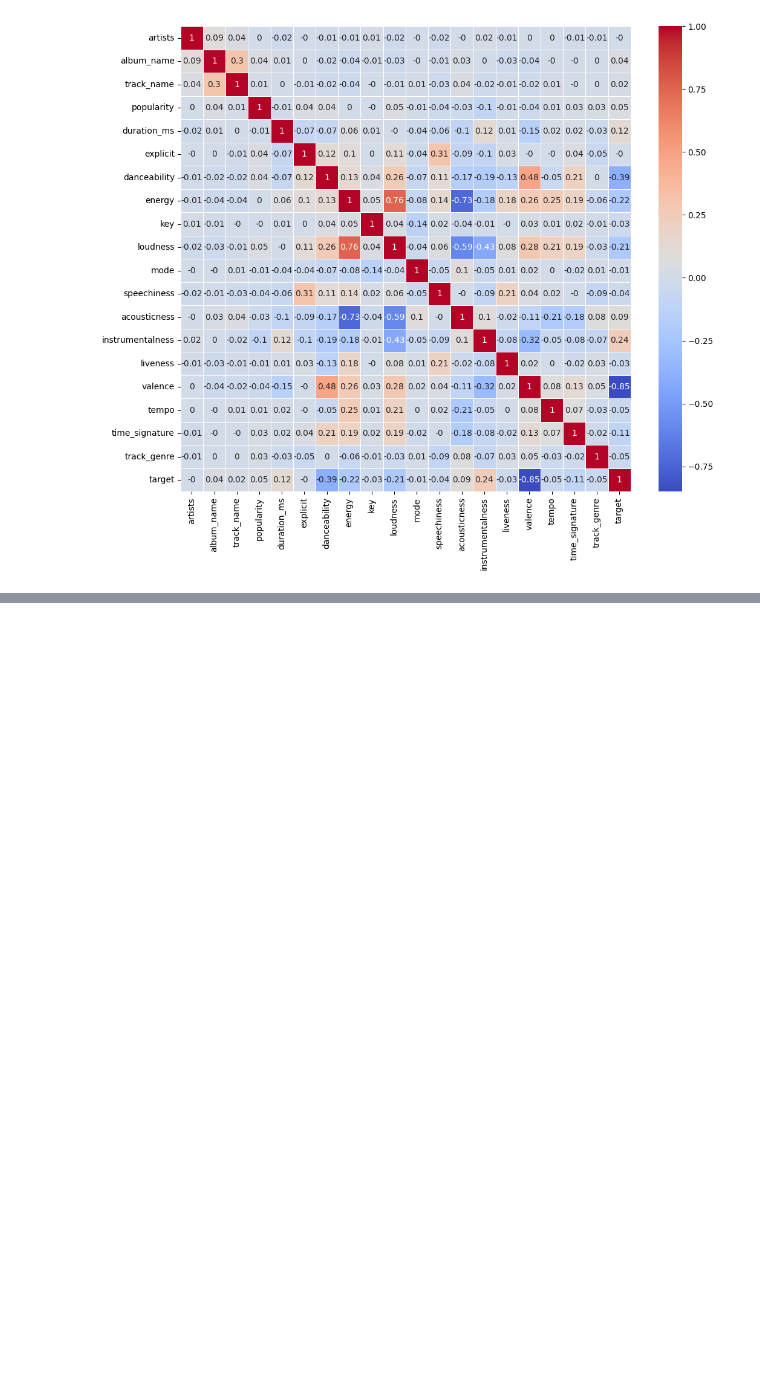
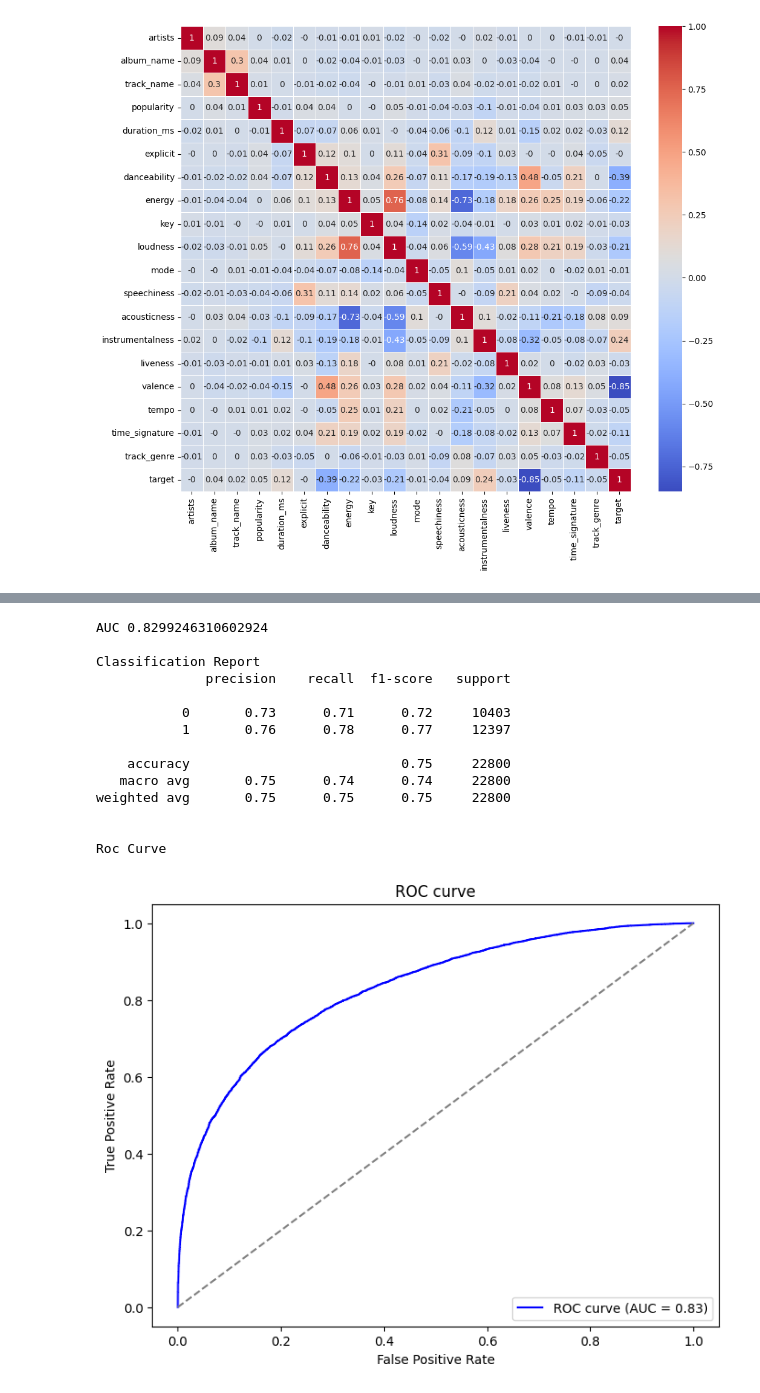
Before and after one commit to CaioLDias/Music_Classifier_Spotify, a Jupyter notebook: Music_Classifier_Spotify.ipynb, the cells around one changed output, grey strips where cells are left out. Cells and saved outputs as stored; diff of their text form; code cells hidden in the pictures; blank space fills up the shorter version.

```diff
--- a/Music_Classifier_Spotify.ipynb
+++ b/Music_Classifier_Spotify.ipynb
@@ -143,0 +296,20 @@ sns.heatmap(data=correlation_matrix, annot=True, linewidths=.5, ax=ax, cmap="coo
+# %%
+from sklearn.ensemble import RandomForestClassifier
+modelo_random_forest = RandomForestClassifier(max_depth=7, n_estimators= 100)
+roda_modelo(modelo_random_forest)
+# %% [output]
+AUC 0.8299246310602924
+
+Classification Report
+              precision    recall  f1-score   support
+
+           0       0.73      0.71      0.72     10403
+           1       0.76      0.78      0.77     12397
+
+    accuracy                           0.75     22800
+   macro avg       0.75      0.74      0.74     22800
+weighted avg       0.75      0.75      0.75     22800
+
+
+Roc Curve
+[figure, added]
```
Also changed, not shown: parts of 20 cells of this notebook.
